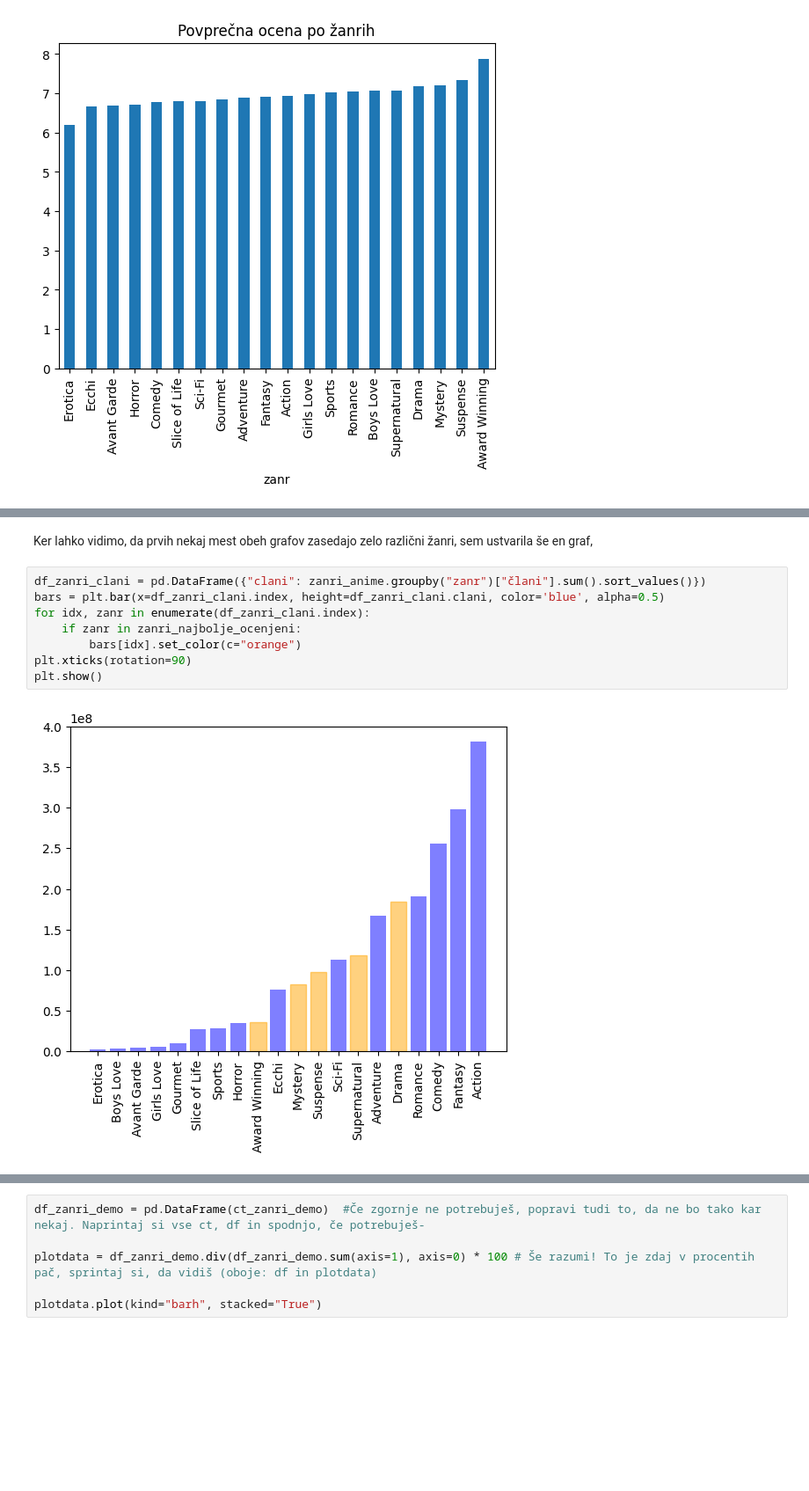
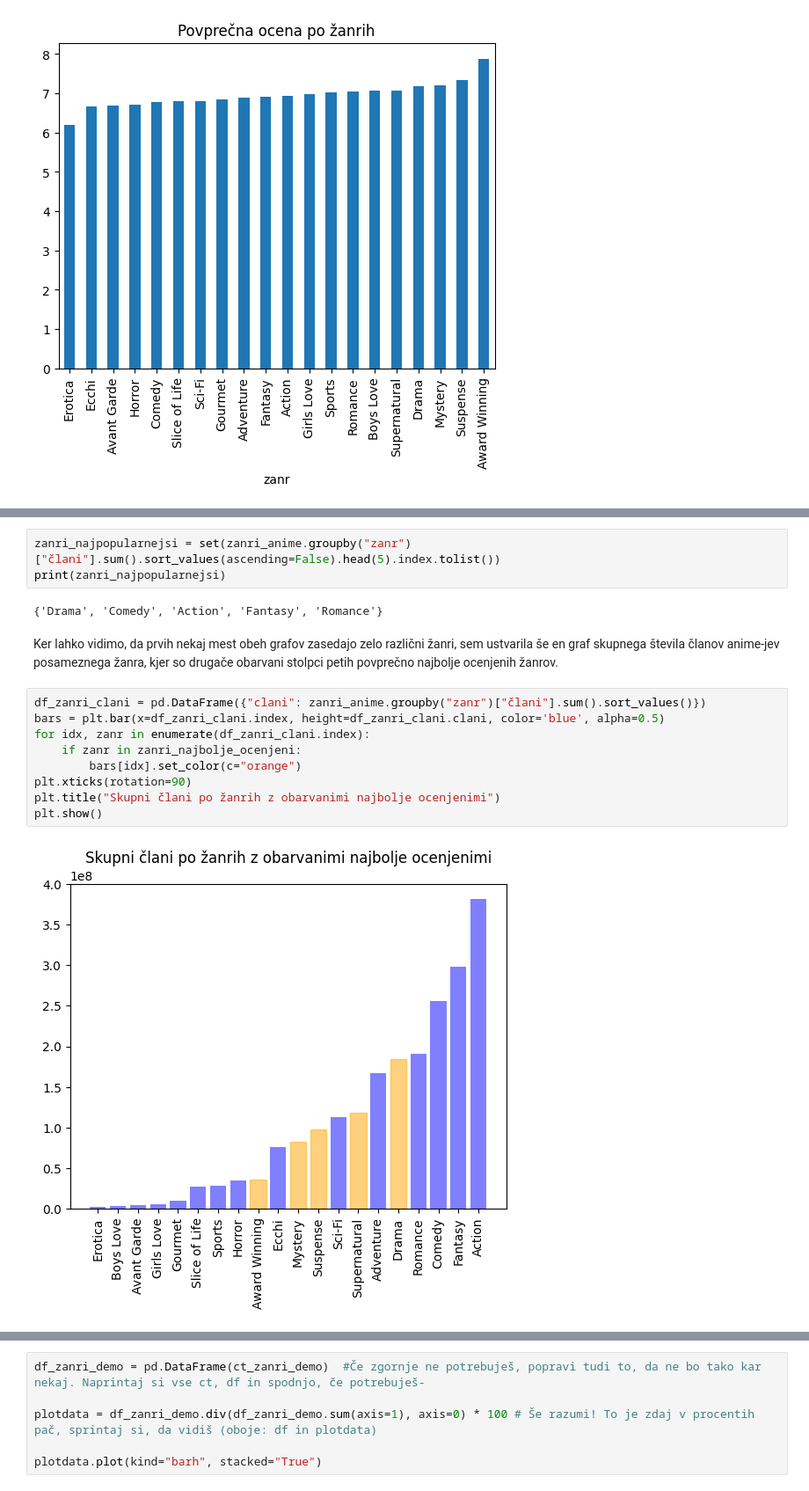
Before and after one commit to lrozman/Projektna-naloga-UVP---Rozman-Lara, a Jupyter notebook: analiza.ipynb, the cells around one changed output, grey strips where cells are left out. Shown at 88% size. Drawn from its saved outputs; the diff is of its cells as text; blank space fills up the shorter version.

Commit message:
Začetek analize žanrov.

```diff
--- a/analiza.ipynb
+++ b/analiza.ipynb
@@ -679,12 +679,18 @@ zanri_anime.groupby("zanr")["člani"].sum().sort_values().plot.bar()
+# %%
+zanri_najpopularnejsi = set(zanri_anime.groupby("zanr")["člani"].sum().sort_values(ascending=False).head(5).index.tolist())
+print(zanri_najpopularnejsi)
+# %% [output]
+{'Drama', 'Comedy', 'Action', 'Fantasy', 'Romance'}
 # %% [markdown]
-Ker lahko vidimo, da prvih nekaj mest obeh grafov zasedajo zelo različni žanri, sem ustvarila še en graf,
+Ker lahko vidimo, da prvih nekaj mest obeh grafov zasedajo zelo različni žanri, sem ustvarila še en graf skupnega števila članov anime-jev posameznega žanra, kjer so drugače obarvani stolpci petih povprečno najbolje ocenjenih žanrov.
 # %%
 df_zanri_clani = pd.DataFrame({"clani": zanri_anime.groupby("zanr")["člani"].sum().sort_values()})
 bars = plt.bar(x=df_zanri_clani.index, height=df_zanri_clani.clani, color='blue', alpha=0.5)
 for idx, zanr in enumerate(df_zanri_clani.index):
     if zanr in zanri_najbolje_ocenjeni:
         bars[idx].set_color(c="orange")
 plt.xticks(rotation=90)
+plt.title("Skupni člani po žanrih z obarvanimi najbolje ocenjenimi")
 plt.show()
 # %% [output]
-[figure, old version]
+[figure, new version]
```
Also changed, not shown: parts of 13 cells of this notebook.
